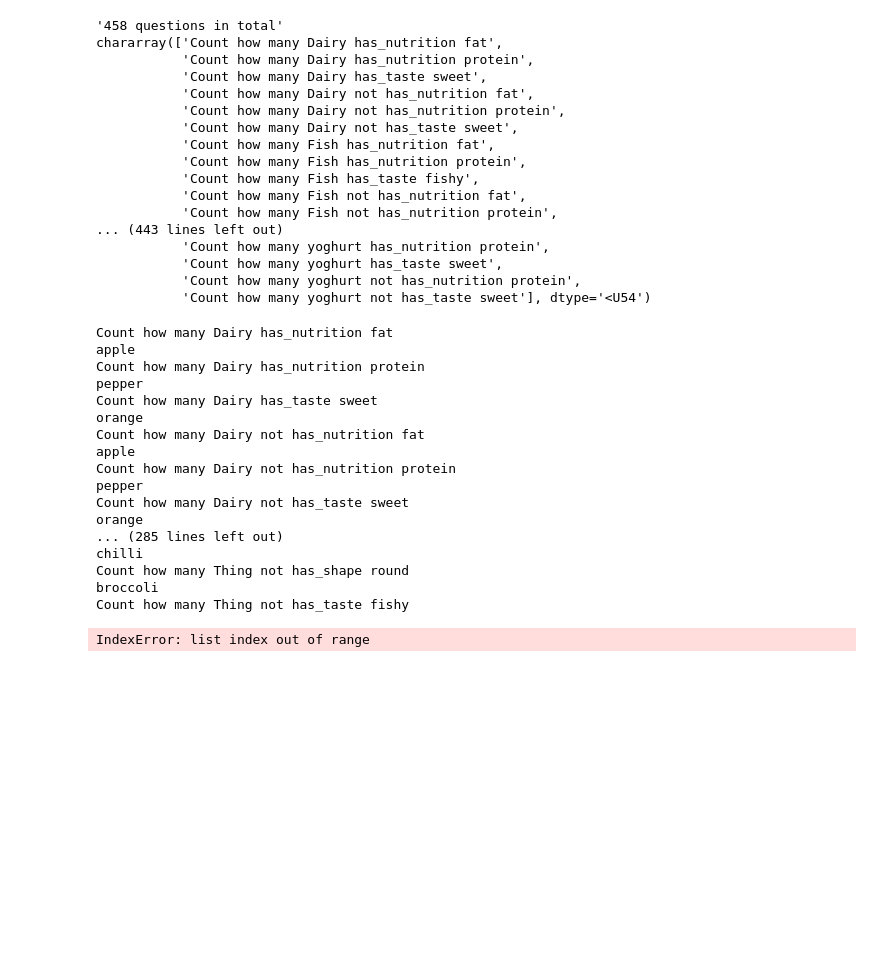
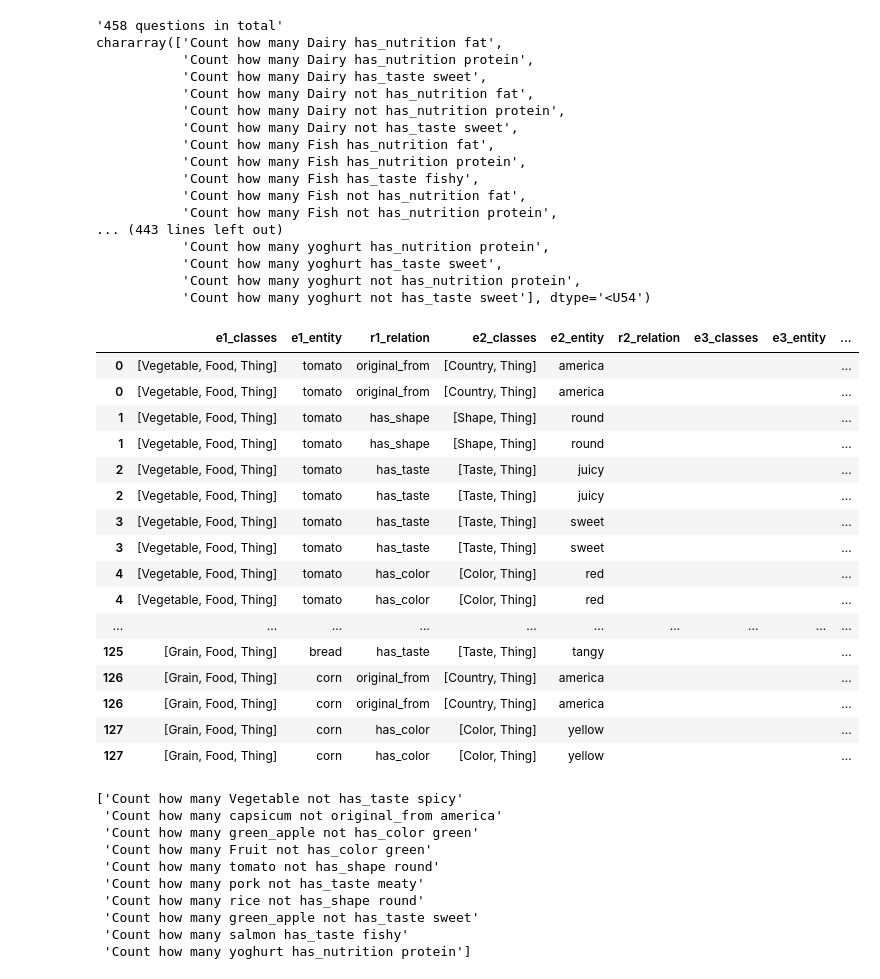
Before and after one commit to ZdyrkoVlad/LoRA-project, a Jupyter notebook: answer_generation.ipynb, the cells around one changed output. Cells and saved outputs as stored; diff of their text form; code cells hidden in the pictures; blank space fills up the shorter version.

```diff
--- a/answer_generation.ipynb
+++ b/answer_generation.ipynb
@@ -531,6 +531,26 @@ chararray(['Count how many Dairy has_nutrition fat',
            'Count how many yoghurt has_taste sweet',
            'Count how many yoghurt not has_nutrition protein',
            'Count how many yoghurt not has_taste sweet'], dtype='<U54')
+# %%
+ent_not_df
+# %% [output]
+|  | e1_classes | e1_entity | r1_relation | e2_classes | e2_entity | r2_relation | e3_classes | e3_entity | ... |
+| 0 | [Vegetable, Food, Thing] | tomato | original_from | [Country, Thing] | america |  |  |  | ... |
+| 0 | [Vegetable, Food, Thing] | tomato | original_from | [Country, Thing] | america |  |  |  | ... |
+| 1 | [Vegetable, Food, Thing] | tomato | has_shape | [Shape, Thing] | round |  |  |  | ... |
+| 1 | [Vegetable, Food, Thing] | tomato | has_shape | [Shape, Thing] | round |  |  |  | ... |
+| 2 | [Vegetable, Food, Thing] | tomato | has_taste | [Taste, Thing] | juicy |  |  |  | ... |
+| 2 | [Vegetable, Food, Thing] | tomato | has_taste | [Taste, Thing] | juicy |  |  |  | ... |
+| 3 | [Vegetable, Food, Thing] | tomato | has_taste | [Taste, Thing] | sweet |  |  |  | ... |
+| 3 | [Vegetable, Food, Thing] | tomato | has_taste | [Taste, Thing] | sweet |  |  |  | ... |
+| 4 | [Vegetable, Food, Thing] | tomato | has_color | [Color, Thing] | red |  |  |  | ... |
+| 4 | [Vegetable, Food, Thing] | tomato | has_color | [Color, Thing] | red |  |  |  | ... |
+| ... | ... | ... | ... | ... | ... | ... | ... | ... | ... |
+| 125 | [Grain, Food, Thing] | bread | has_taste | [Taste, Thing] | tangy |  |  |  | ... |
+| 126 | [Grain, Food, Thing] | corn | original_from | [Country, Thing] | america |  |  |  | ... |
+| 126 | [Grain, Food, Thing] | corn | original_from | [Country, Thing] | america |  |  |  | ... |
+| 127 | [Grain, Food, Thing] | corn | has_color | [Color, Thing] | yellow |  |  |  | ... |
+| 127 | [Grain, Food, Thing] | corn | has_color | [Color, Thing] | yellow |  |  |  | ... |
 # %%
 # Copy the index into a list, then generate the answers which match the questions.
 # This is the final correct answer.
@@ -544,38 +564,33 @@ my_set = set(my_list)
 count = 0
 
 # for idx, row in cls_not_df.iterrows():
-for idx, row in enumerate(incl_not_questions):
-#     if count in my_set:
-#         print(row)
-#     print(count)
-#     print(str(cls_not_df.iloc[[my_list[idx]][0]]))
-    print(row)
-    print(str(cls_not_df.iloc[[my_list[idx]][0]]['e1_entity']))
-#     if idx >= 5:
-#         print(f"{row[5]} {row[10]} {row[15]}")
-#         print(f"{e1_entity_x} {combine_x} {e2_entity_y}")
-#         break
-    count += 1
-# print(lde.index[:5])
+
+random_qu = np.random.choice(incl_not_questions, 100)
+print(random_qu)
+# for idx, row in enumerate(incl_not_questions):
+# #     if count in my_set:
+# #         print(row)
+# #     print(count)
+# #     print(str(cls_not_df.iloc[[my_list[idx]][0]]))
+#     print(row)
+#     print(str(cls_not_df.iloc[[my_list[idx]][0]]['e1_entity']))
+# #     if idx >= 5:
+# #         print(f"{row[5]} {row[10]} {row[15]}")
+# #         print(f"{e1_entity_x} {combine_x} {e2_entity_y}")
+# #         break
+#     count += 1
+# # print(lde.index[:5])
 # %% [output]
-Count how many Dairy has_nutrition fat
-apple
-Count how many Dairy has_nutrition protein
-pepper
-Count how many Dairy has_taste sweet
-orange
-Count how many Dairy not has_nutrition fat
-apple
-Count how many Dairy not has_nutrition protein
-pepper
-Count how many Dairy not has_taste sweet
-orange
-... (285 lines left out)
-chilli
-Count how many Thing not has_shape round
-broccoli
-Count how many Thing not has_taste fishy
+['Count how many Vegetable not has_taste spicy'
+ 'Count how many capsicum not original_from america'
+ 'Count how many green_apple not has_color green'
+ 'Count how many Fruit not has_color green'
+ 'Count how many tomato not has_shape round'
+ 'Count how many pork not has_taste meaty'
+ 'Count how many rice not has_shape round'
+ 'Count how many green_apple not has_taste sweet'
+ 'Count how many salmon has_taste fishy'
+ 'Count how many yoghurt has_nutrition protein']
-IndexError: list index out of range
 # %%
 print(len(cls_not_df))
 print(len(incl_not_questions))
```
Also changed, not shown: parts of 14 cells of this notebook, 4 other files.
